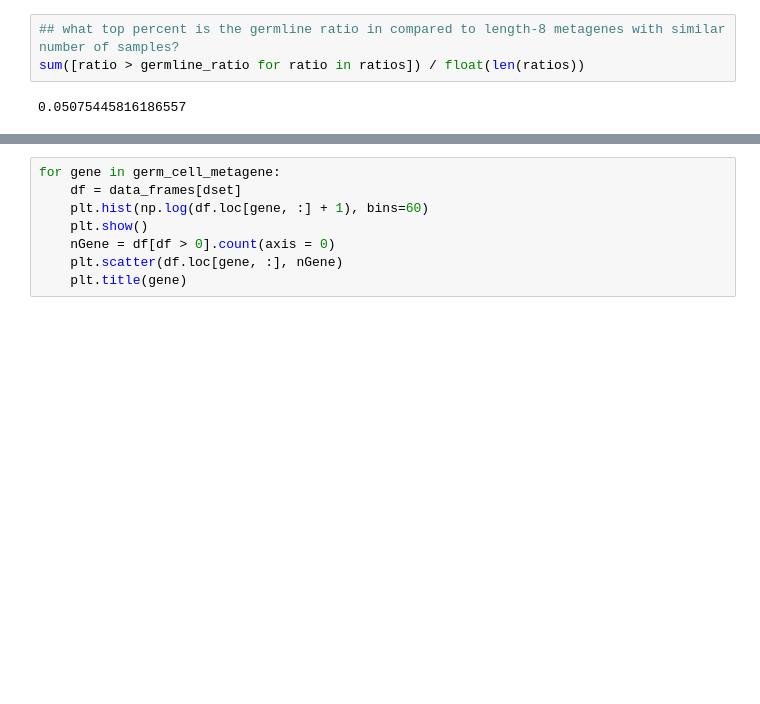
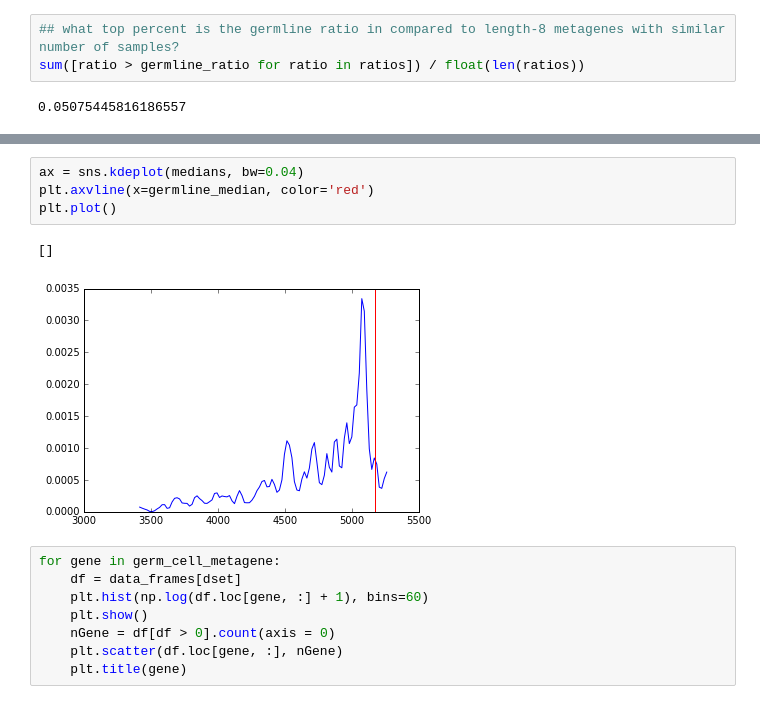
Before and after one commit to nickdeveaux/Drosophila_inferelator, a Jupyter notebook: Create TSV from Matrix.ipynb, the cells around one changed output, grey strips where cells are left out. Saved outputs shown, nothing was run; the diff lists cells and outputs as text; blank space fills up the shorter version.

```diff
--- a/Create TSV from Matrix.ipynb
+++ b/Create TSV from Matrix.ipynb
@@ -437,3 +465,10 @@ NameError: name 'proportion_high_nGene' is not defined
+# %%
+ax = sns.kdeplot(medians, bw=0.04)
+plt.axvline(x=germline_median, color='red')
+plt.plot()
+# %% [output]
+[]
+[figure, added]
 # %%
 for gene in germ_cell_metagene:
     df = data_frames[dset]
```
Also changed, not shown: parts of 11 cells of this notebook.
